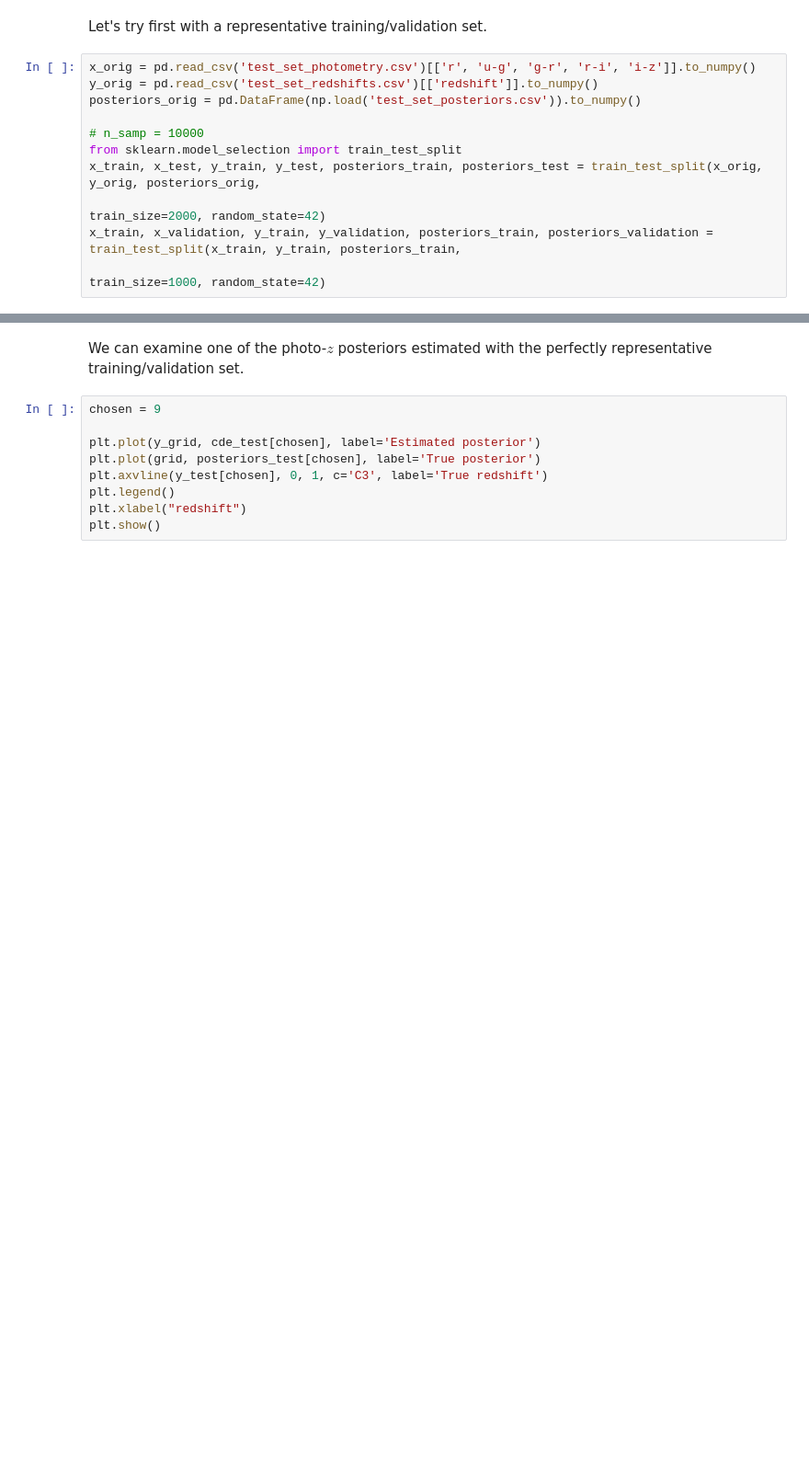
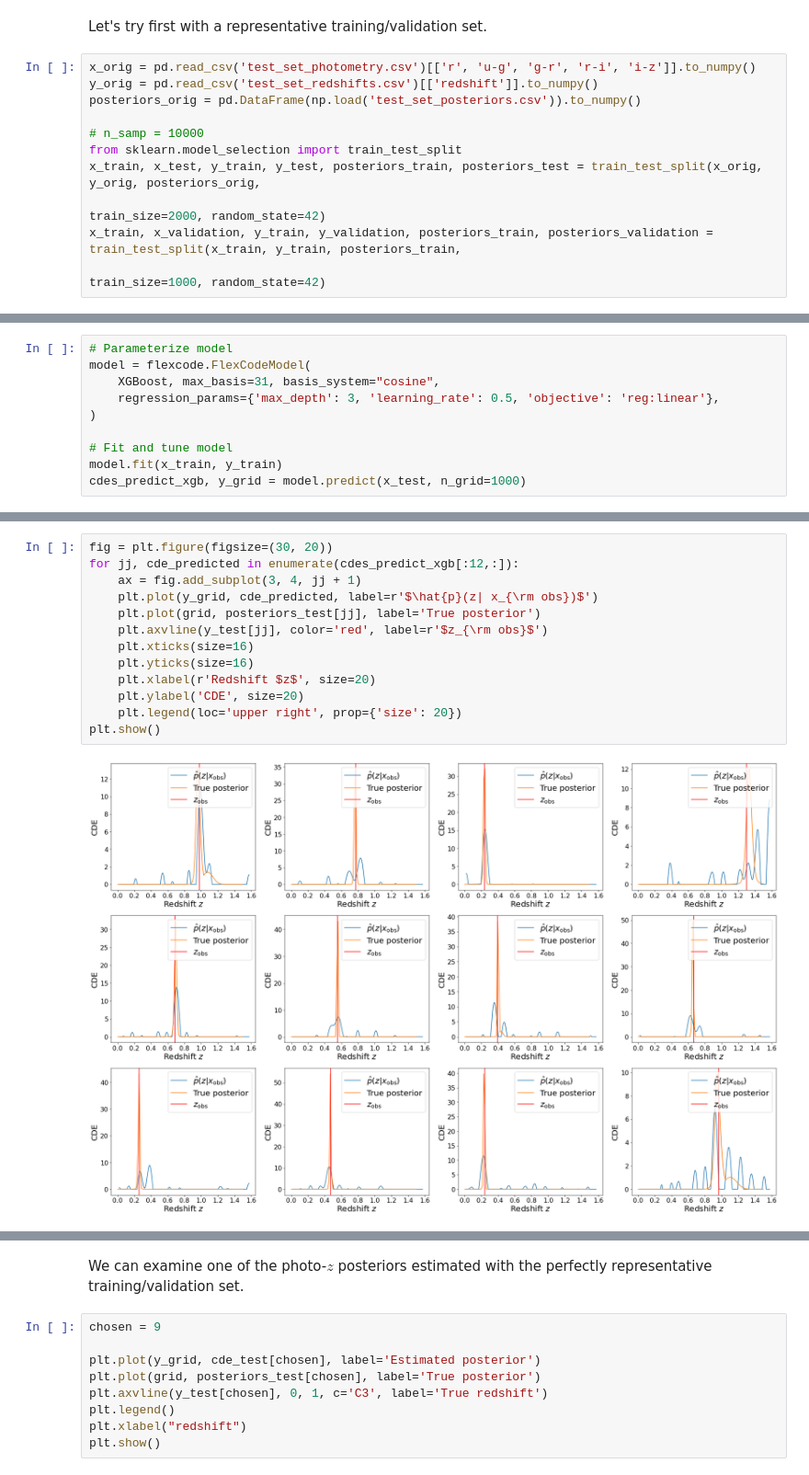
Before and after one commit to aimalz/qtc2021, a Jupyter notebook: intro.ipynb, the cells around one changed output, grey strips where cells are left out. Shown at 92% size. Cells and saved outputs as stored; diff of their text form; blank space fills up the shorter version.

```diff
--- a/intro.ipynb
+++ b/intro.ipynb
@@ -529,0 +523,10 @@ array([[0.        , 0.        , 0.        , ..., 0.        , 0.08519193,
+# %%
+# Parameterize model
+model = flexcode.FlexCodeModel(
+    XGBoost, max_basis=31, basis_system="cosine",
+    regression_params={'max_depth': 3, 'learning_rate': 0.5, 'objective': 'reg:linear'},
+)
+
+# Fit and tune model
+model.fit(x_train, y_train)
+cdes_predict_xgb, y_grid = model.predict(x_test, n_grid=1000)
@@ -529,0 +538,15 @@ array([[0.        , 0.        , 0.        , ..., 0.        , 0.08519193,
+# %%
+fig = plt.figure(figsize=(30, 20))
+for jj, cde_predicted in enumerate(cdes_predict_xgb[:12,:]):
+    ax = fig.add_subplot(3, 4, jj + 1)
+    plt.plot(y_grid, cde_predicted, label=r'$\hat{p}(z| x_{\rm obs})$')
+    plt.plot(grid, posteriors_test[jj], label='True posterior')
+    plt.axvline(y_test[jj], color='red', label=r'$z_{\rm obs}$')
+    plt.xticks(size=16)
+    plt.yticks(size=16)
+    plt.xlabel(r'Redshift $z$', size=20)
+    plt.ylabel('CDE', size=20)
+    plt.legend(loc='upper right', prop={'size': 20})
+plt.show()
+# %% [output]
+[figure, added]
```
Also changed, not shown: parts of 12 cells of this notebook.
